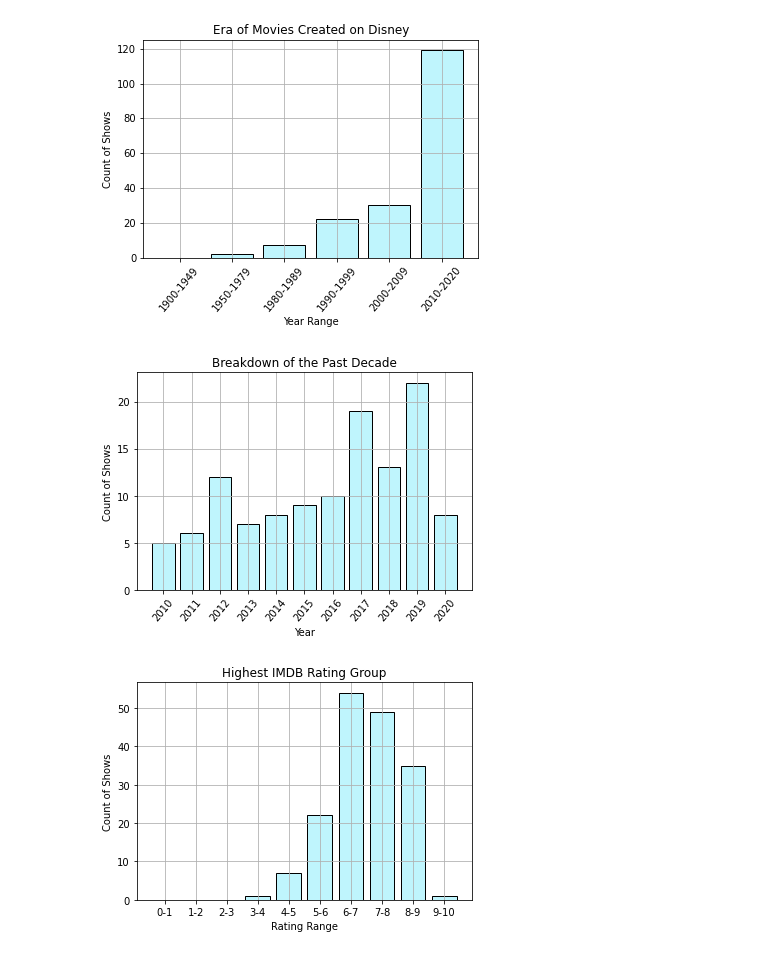
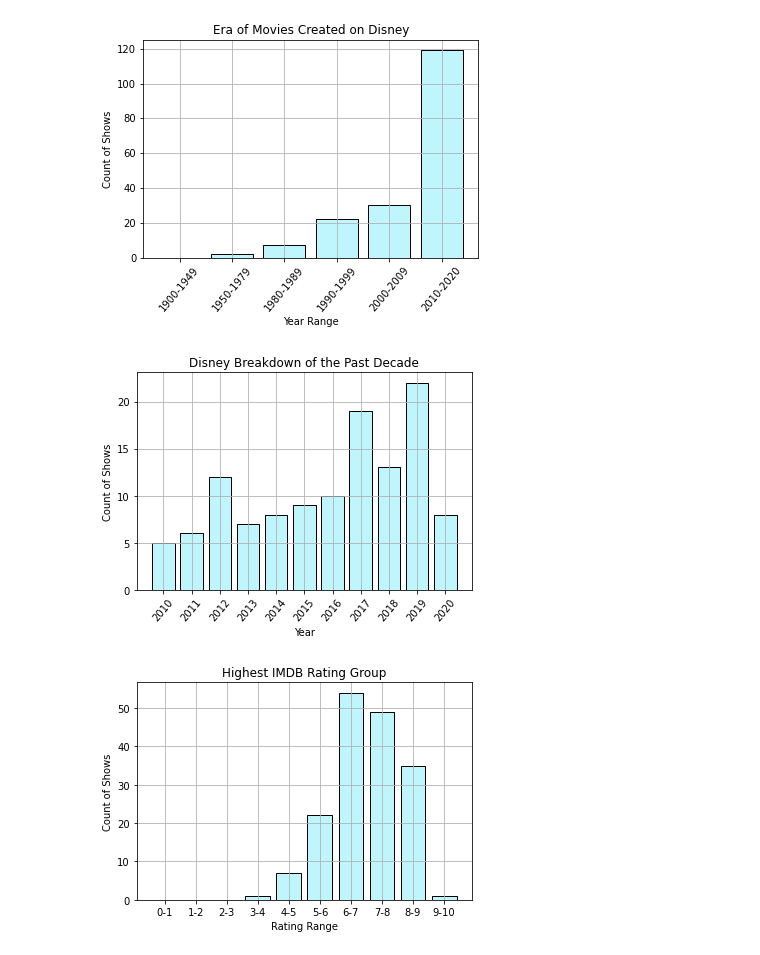
Before and after one commit to Tgreenhu/streaming-platform-analysis, a Jupyter notebook: Streaming Platforms/disney.ipynb, the cells around one changed output. Saved outputs shown, nothing was run; the diff lists cells and outputs as text; code cells hidden in the pictures.

```diff
--- a/Streaming Platforms/disney.ipynb
+++ b/Streaming Platforms/disney.ipynb
@@ -136,18 +137,19 @@ plt.grid();
 # %%
 # Bar chart to breakdown number of movies per year in the last decade
 
 disney_years = disney_df.groupby("Year")
 disney_year_count = disney_years.count().tail(11)
 top_11_years = ['2010', '2011', '2012', '2013', '2014', '2015', '2016', '2017', '2018', '2019', '2020']
 
 plt.bar(top_11_years,disney_year_count['Title'], color = '#BFF5FD', edgecolor = 'black')
-plt.title('Breakdown of the Past Decade');
+plt.title('Disney Breakdown of the Past Decade');
 plt.xlabel('Year');
 plt.ylabel('Count of Shows');
 plt.xticks(rotation=50);
 plt.grid();
+plt.savefig("../Charts/disney_decade.pdf")
 # %% [output]
-[figure, old version]
+[figure, new version]
 # %%
 # Group IMDB ratings into bins to create a bar graph
 
```
Also changed, not shown: parts of 3 cells of this notebook, 20 other files.
